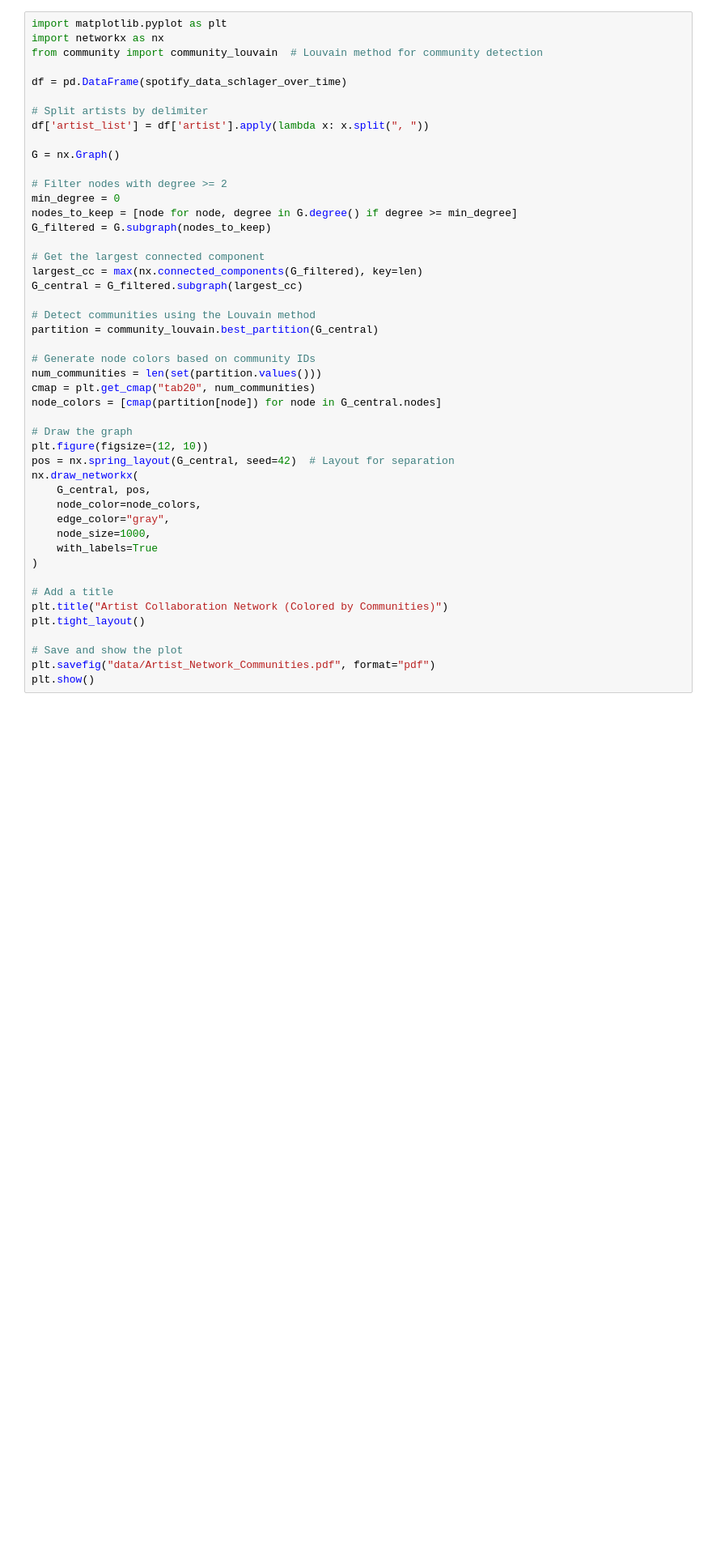
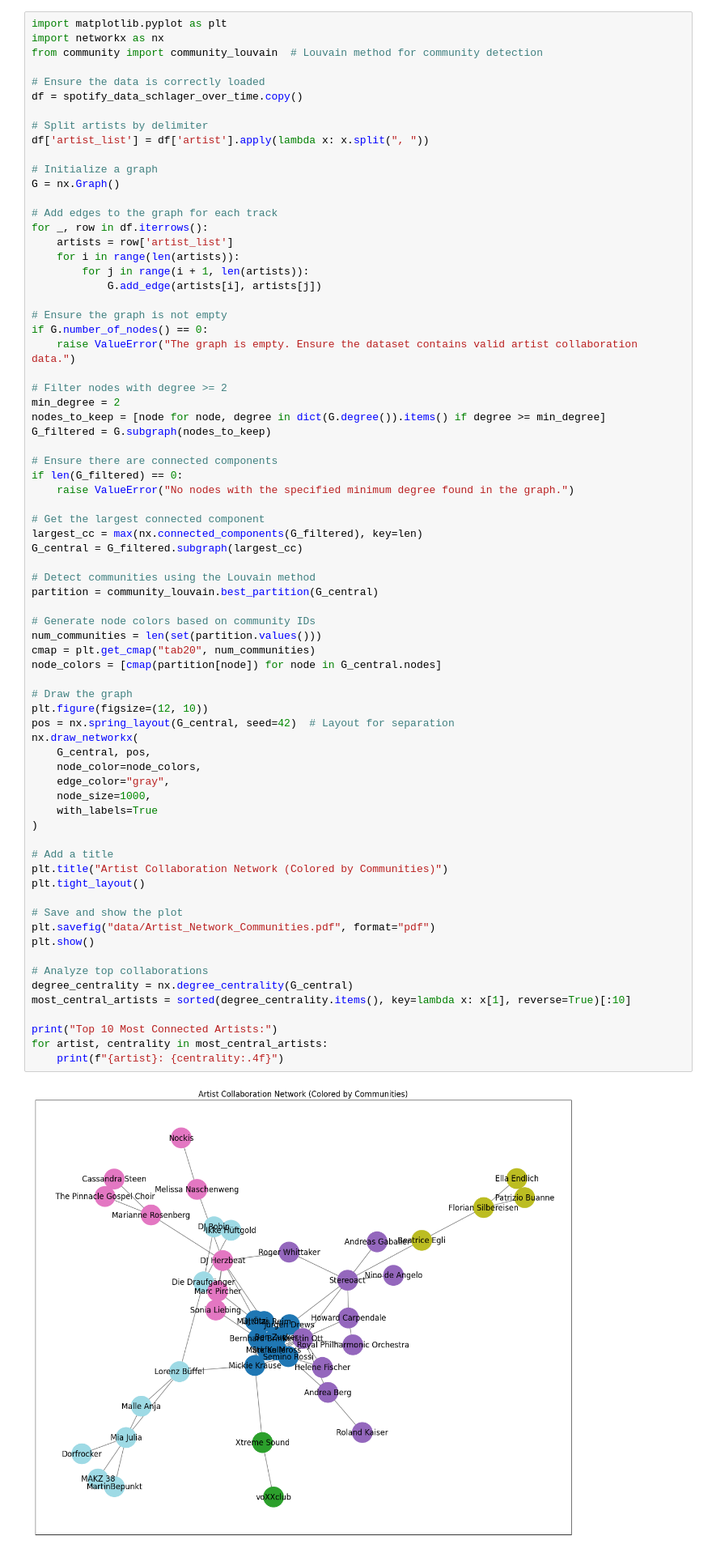
Before and after one commit to MartschiBratschi/FoundationsofCSS, a Jupyter notebook: main.ipynb, the cells around one changed output. Shown at 81% size. Saved outputs shown, nothing was run; the diff lists cells and outputs as text; blank space fills up the shorter version.

```diff
--- a/main.ipynb
+++ b/main.ipynb
@@ -281,46 +281,72 @@ import matplotlib.pyplot as plt
 import networkx as nx
 from community import community_louvain  # Louvain method for community detection
 
-df = pd.DataFrame(spotify_data_schlager_over_time)
+# Ensure the data is correctly loaded
+df = spotify_data_schlager_over_time.copy()
 
 # Split artists by delimiter
 df['artist_list'] = df['artist'].apply(lambda x: x.split(", "))
 
+# Initialize a graph
 G = nx.Graph()
 
+# Add edges to the graph for each track
+for _, row in df.iterrows():
+    artists = row['artist_list']
+    for i in range(len(artists)):
+        for j in range(i + 1, len(artists)):
+            G.add_edge(artists[i], artists[j])
+
+# Ensure the graph is not empty
+if G.number_of_nodes() == 0:
+    raise ValueError("The graph is empty. Ensure the dataset contains valid artist collaboration data.")
+
 # Filter nodes with degree >= 2
-min_degree = 0
-nodes_to_keep = [node for node, degree in G.degree() if degree >= min_degree]
+min_degree = 2
+nodes_to_keep = [node for node, degree in dict(G.degree()).items() if degree >= min_degree]
 G_filtered = G.subgraph(nodes_to_keep)
+
+# Ensure there are connected components
+if len(G_filtered) == 0:
+    raise ValueError("No nodes with the specified minimum degree found in the graph.")
 
 # Get the largest connected component
 largest_cc = max(nx.connected_components(G_filtered), key=len)
 G_central = G_filtered.subgraph(largest_cc)
 
 # Detect communities using the Louvain method
 partition = community_louvain.best_partition(G_central)
 
 # Generate node colors based on community IDs
 num_communities = len(set(partition.values()))
 cmap = plt.get_cmap("tab20", num_communities)
 node_colors = [cmap(partition[node]) for node in G_central.nodes]
 
 # Draw the graph
 plt.figure(figsize=(12, 10))
 pos = nx.spring_layout(G_central, seed=42)  # Layout for separation
 nx.draw_networkx(
     G_central, pos,
     node_color=node_colors,
     edge_color="gray",
     node_size=1000,
     with_labels=True
 )
 
 # Add a title
 plt.title("Artist Collaboration Network (Colored by Communities)")
 plt.tight_layout()
 
 # Save and show the plot
 plt.savefig("data/Artist_Network_Communities.pdf", format="pdf")
 plt.show()
+
+# Analyze top collaborations
+degree_centrality = nx.degree_centrality(G_central)
+most_central_artists = sorted(degree_centrality.items(), key=lambda x: x[1], reverse=True)[:10]
+
+print("Top 10 Most Connected Artists:")
+for artist, centrality in most_central_artists:
+    print(f"{artist}: {centrality:.4f}")
 # %% [output]
+[figure, added]
```
Also changed, not shown: parts of 4 cells of this notebook, 1 other file.
